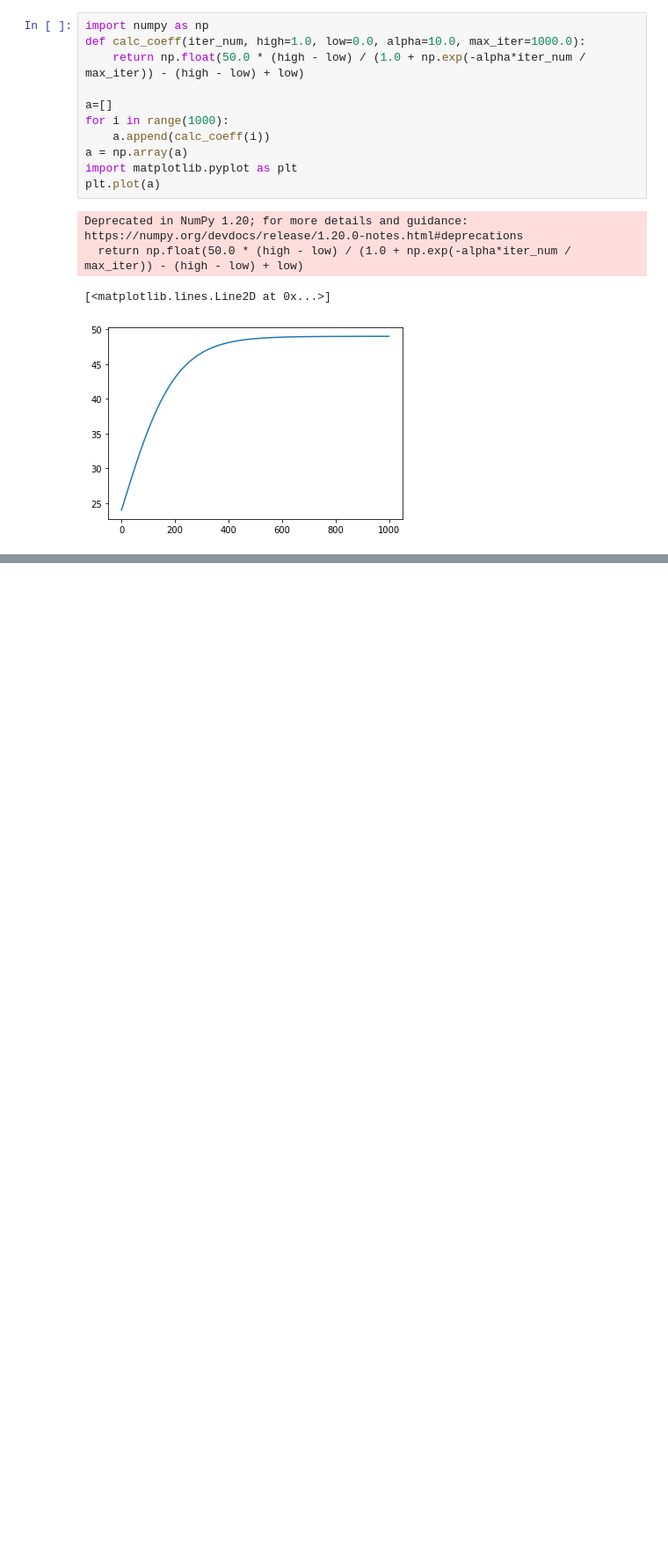
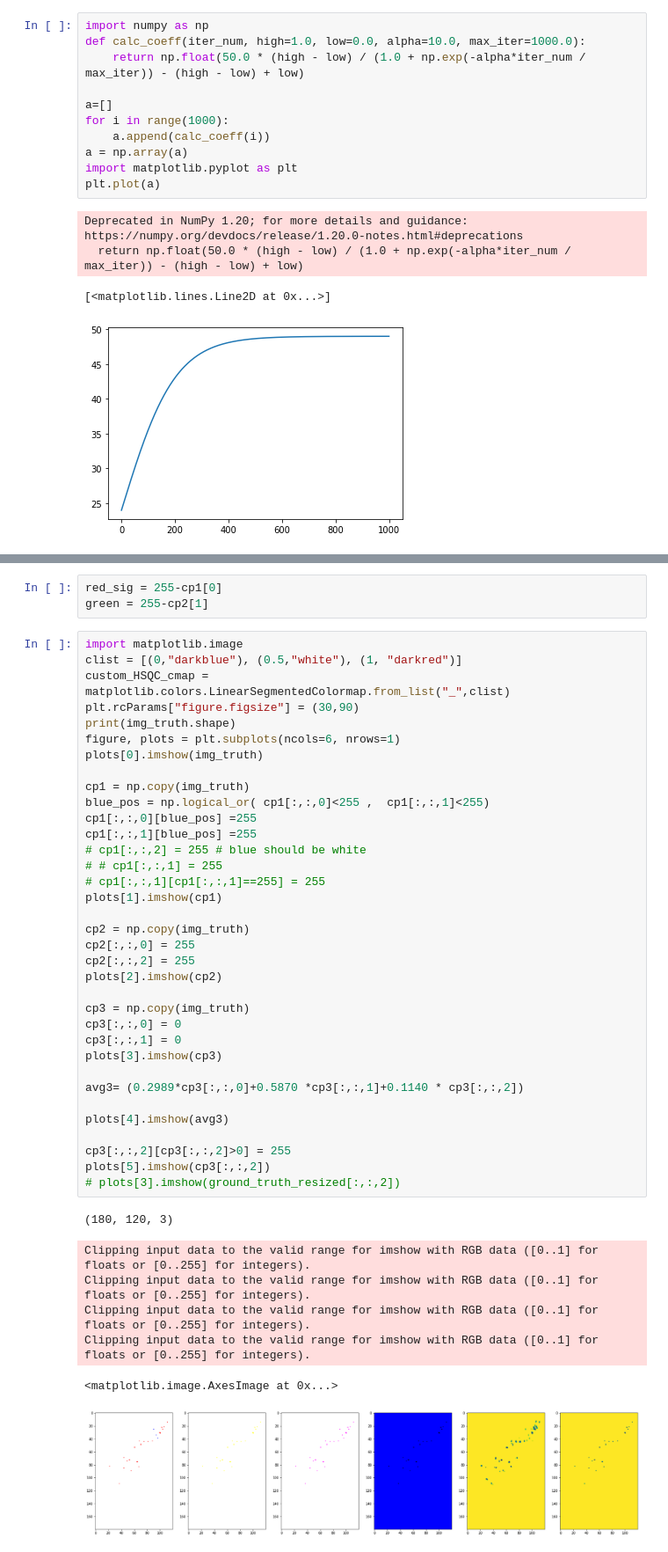
Before and after one commit to xwd0418/autoencoder_denoiser, a Jupyter notebook: dataset/save_picture_as_array.ipynb, the cells around one changed output, grey strips where cells are left out. Shown: that part at 88% size. Cells and saved outputs as stored; diff of their text form; blank space fills up the shorter version.

```diff
--- a/dataset/save_picture_as_array.ipynb
+++ b/dataset/save_picture_as_array.ipynb
@@ -96,0 +274,46 @@ Deprecated in NumPy 1.20; for more details and guidance: https://numpy.org/devdo
+# %%
+red_sig = 255-cp1[0]
+green = 255-cp2[1]
+# %%
+import matplotlib.image
+clist = [(0,"darkblue"), (0.5,"white"), (1, "darkred")]
+custom_HSQC_cmap = matplotlib.colors.LinearSegmentedColormap.from_list("_",clist)
+plt.rcParams["figure.figsize"] = (30,90)
+print(img_truth.shape)
+figure, plots = plt.subplots(ncols=6, nrows=1)
+plots[0].imshow(img_truth)
+
+cp1 = np.copy(img_truth)
+blue_pos = np.logical_or( cp1[:,:,0]<255 ,  cp1[:,:,1]<255)
+cp1[:,:,0][blue_pos] =255
+cp1[:,:,1][blue_pos] =255
+# cp1[:,:,2] = 255 # blue should be white
+# # cp1[:,:,1] = 255
+# cp1[:,:,1][cp1[:,:,1]==255] = 255
+plots[1].imshow(cp1)
+
+cp2 = np.copy(img_truth)
+cp2[:,:,0] = 255
+cp2[:,:,2] = 255
+plots[2].imshow(cp2)
+
+cp3 = np.copy(img_truth)
+cp3[:,:,0] = 0
+cp3[:,:,1] = 0
+plots[3].imshow(cp3)
+
+avg3= (0.2989*cp3[:,:,0]+0.5870 *cp3[:,:,1]+0.1140 * cp3[:,:,2])
+
+plots[4].imshow(avg3)
+
+cp3[:,:,2][cp3[:,:,2]>0] = 255
+plots[5].imshow(cp3[:,:,2])
+# plots[3].imshow(ground_truth_resized[:,:,2])
+# %% [output]
+(180, 120, 3)
+Clipping input data to the valid range for imshow with RGB data ([0..1] for floats or [0..255] for integers).
+Clipping input data to the valid range for imshow with RGB data ([0..1] for floats or [0..255] for integers).
+Clipping input data to the valid range for imshow with RGB data ([0..1] for floats or [0..255] for integers).
+Clipping input data to the valid range for imshow with RGB data ([0..1] for floats or [0..255] for integers).
+<matplotlib.image.AxesImage at 0x...>
+[figure, added]
```
Also changed, not shown: parts of 28 cells of this notebook, 55 other files.
